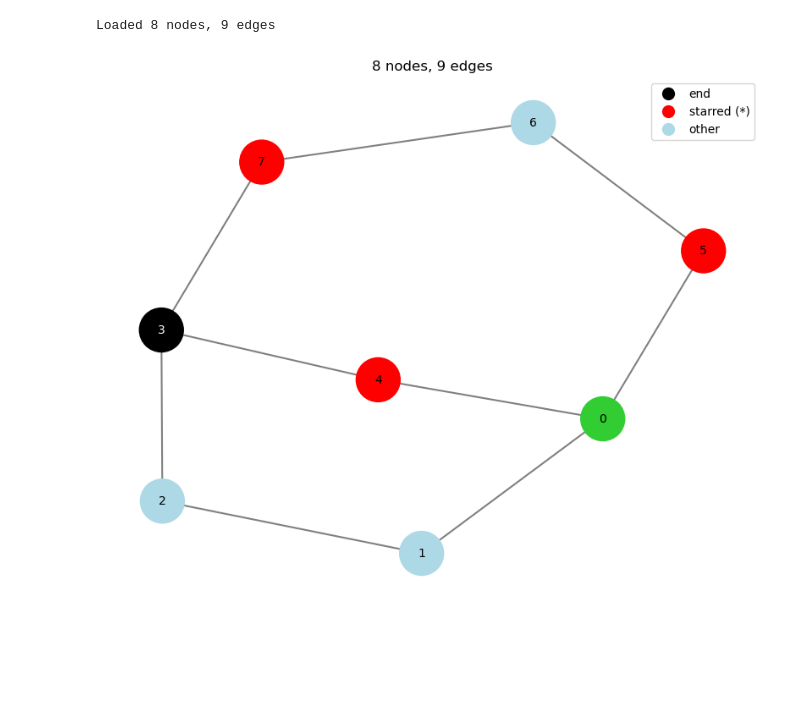
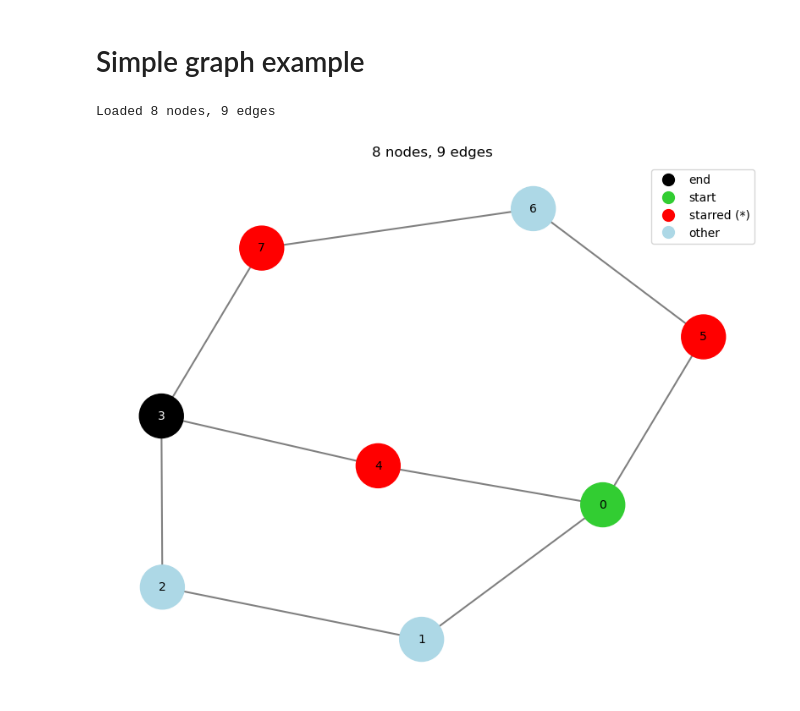
Before and after one commit to Christian-Weidemann/Red-scare-group-d, a Jupyter notebook: visualising_the_graphs.ipynb, the cells around one changed output. Cells and saved outputs as stored; diff of their text form; code cells hidden in the pictures; blank space fills up the shorter version.

Commit message:
Updated visualisations

```diff
--- a/visualising_the_graphs.ipynb
+++ b/visualising_the_graphs.ipynb
@@ -1,3 +1,5 @@
+# %% [markdown]
+# Simple graph example
 # %%
 import networkx as nx
 import matplotlib.pyplot as plt
@@ -41,31 +43,32 @@ for node, data in G.nodes(data=True):
     elif node == start:
         node_colors[node], label_colors[node] = "limegreen", "black"
     elif data["starred"]:
         node_colors[node], label_colors[node] = "red", "black"
     else:
         node_colors[node], label_colors[node] = "lightblue", "black"
 
 pos = nx.spring_layout(G, seed=40, k=0.8)
 
 plt.figure(figsize=(10, 8))
 nx.draw_networkx_edges(G, pos, edge_color="gray", width=1.5)
 nx.draw_networkx_nodes(G, pos, node_size=1400,
                        node_color=[node_colors[n] for n in G.nodes])
 for node, (x, y) in pos.items():
     plt.text(x, y, node, ha="center", va="center",
              fontsize=10, color=label_colors[node])
 
 legend_items = [("red", "starred (*)"), ("lightblue", "other")]
 if end in G:
+    legend_items.insert(1, ("limegreen", "start"))
     legend_items.insert(0, ("black", "end"))
 plt.legend(handles=[
     Line2D([0], [0], marker="o", color="w", markerfacecolor=c, markersize=12, label=l)
     for c, l in legend_items
 ])
 
 plt.title(f"{G.number_of_nodes()} nodes, {G.number_of_edges()} edges")
 plt.axis("off")
 plt.show()
 # %% [output]
 Loaded 8 nodes, 9 edges
-[figure, old version]
+[figure, new version]
```
Also changed, not shown: parts of 4 cells of this notebook.
